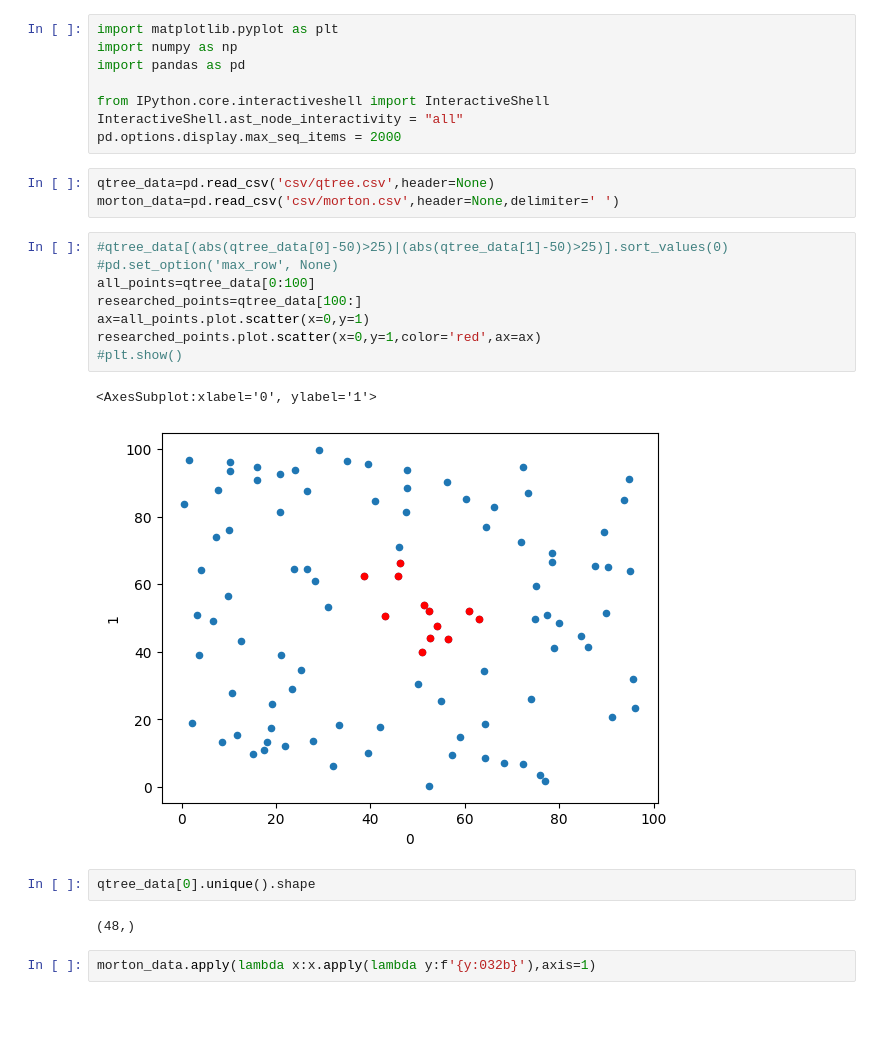
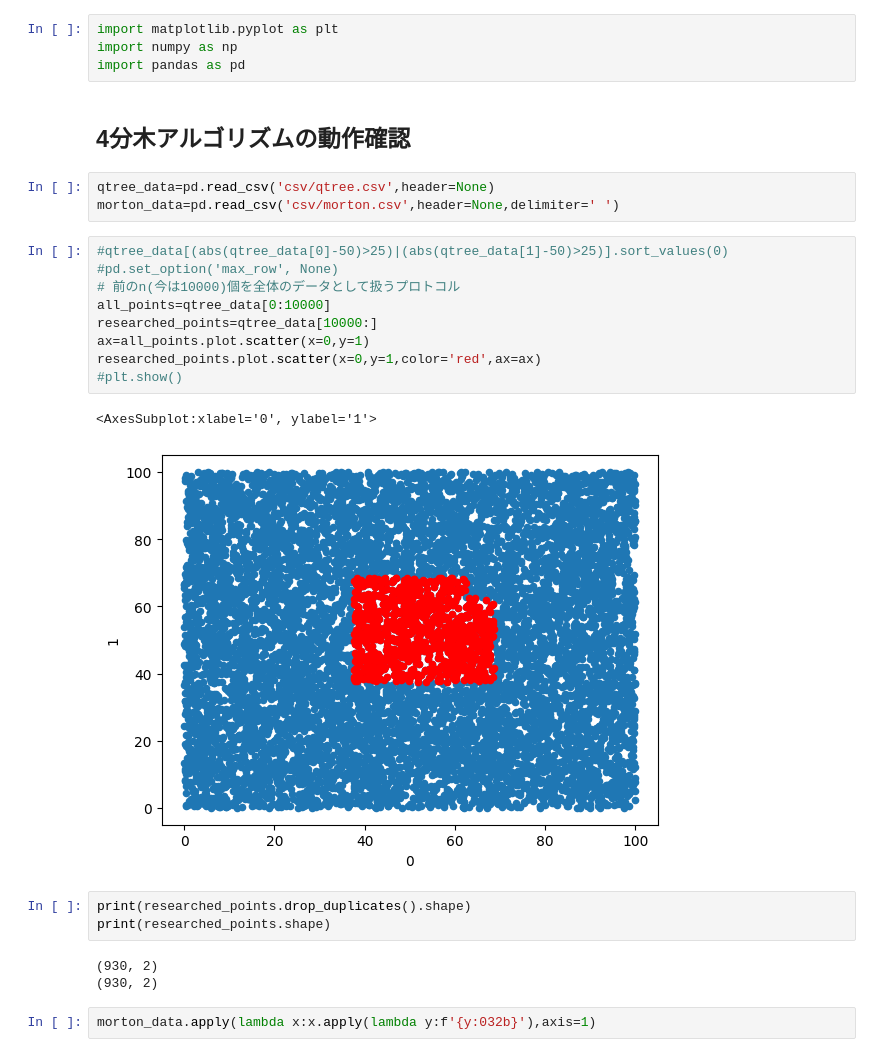
Before and after one commit to stakeval0/aco-steiner, a Jupyter notebook: analyze/analyze.ipynb, the cells around one changed output. Cells and saved outputs as stored; diff of their text form; blank space fills up the shorter version.

```diff
--- a/analyze/analyze.ipynb
+++ b/analyze/analyze.ipynb
@@ -2,28 +2,29 @@
 import matplotlib.pyplot as plt
 import numpy as np
 import pandas as pd
-
-from IPython.core.interactiveshell import InteractiveShell
-InteractiveShell.ast_node_interactivity = "all"
-pd.options.display.max_seq_items = 2000
+# %% [markdown]
+## 4分木アルゴリズムの動作確認
 # %%
 qtree_data=pd.read_csv('csv/qtree.csv',header=None)
 morton_data=pd.read_csv('csv/morton.csv',header=None,delimiter=' ')
 # %%
 #qtree_data[(abs(qtree_data[0]-50)>25)|(abs(qtree_data[1]-50)>25)].sort_values(0)
 #pd.set_option('max_row', None)
-all_points=qtree_data[0:100]
-researched_points=qtree_data[100:]
+# 前のn(今は10000)個を全体のデータとして扱うプロトコル
+all_points=qtree_data[0:10000]
+researched_points=qtree_data[10000:]
 ax=all_points.plot.scatter(x=0,y=1)
 researched_points.plot.scatter(x=0,y=1,color='red',ax=ax)
 #plt.show()
 # %% [output]
 <AxesSubplot:xlabel='0', ylabel='1'>
-[figure, old version]
+[figure, new version]
-# %%
-qtree_data[0].unique().shape
-# %% [output]
-(48,)
+# %%
+print(researched_points.drop_duplicates().shape)
+print(researched_points.shape)
+# %% [output]
+(930, 2)
+(930, 2)
 # %%
 morton_data.apply(lambda x:x.apply(lambda y:f'{y:032b}'),axis=1)
 # %% [output]
```
Also changed, not shown: 3 other files.
